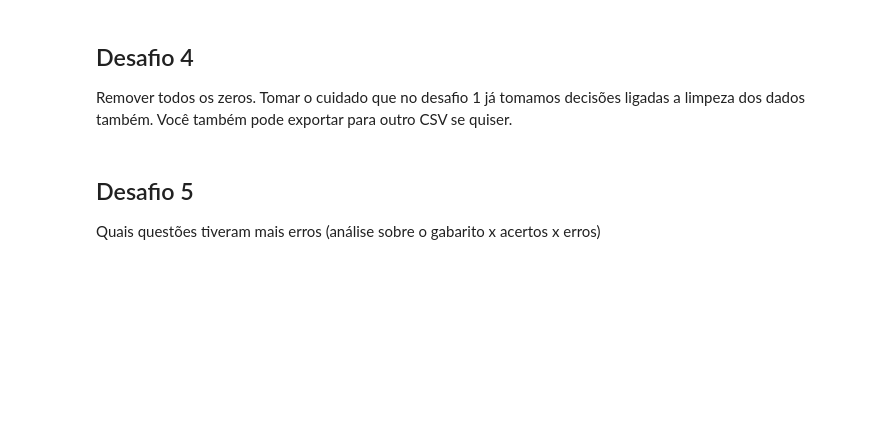
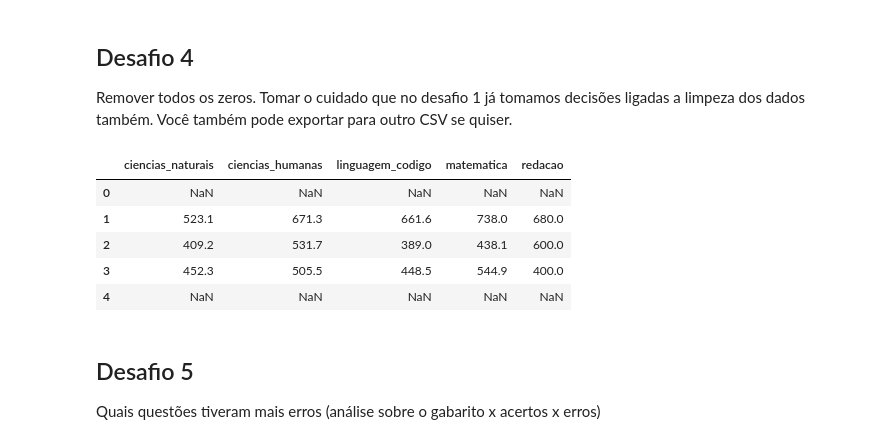
Before and after one commit to dnlrodrigues/analise_dados_python, a Jupyter notebook: Copy_of_Copy_of_QuarentenasDados_Filme.ipynb, the cells around one changed output. Saved outputs shown, nothing was run; the diff lists cells and outputs as text; code cells hidden in the pictures; blank space fills up the shorter version.

```diff
--- a/Copy_of_Copy_of_QuarentenasDados_Filme.ipynb
+++ b/Copy_of_Copy_of_QuarentenasDados_Filme.ipynb
@@ -1131,3 +1131,14 @@ Remover todos os zeros. Tomar o cuidado que no desafio 1 já tomamos decisões l
+# %%
+dev_4 = dev_1_replace
+dev_4.replace(0, np.nan, inplace=True)
+dev_4.head()
+# %% [output]
+|  | ciencias_naturais | ciencias_humanas | linguagem_codigo | matematica | redacao |
+| 0 | NaN | NaN | NaN | NaN | NaN |
+| 1 | 523.1 | 671.3 | 661.6 | 738.0 | 680.0 |
+| 2 | 409.2 | 531.7 | 389.0 | 438.1 | 600.0 |
+| 3 | 452.3 | 505.5 | 448.5 | 544.9 | 400.0 |
+| 4 | NaN | NaN | NaN | NaN | NaN |
 # %% [markdown]
 ## Desafio 5
 Quais questões tiveram mais erros (análise sobre o gabarito x acertos x erros)
```
Also changed, not shown: parts of 5 cells of this notebook.
